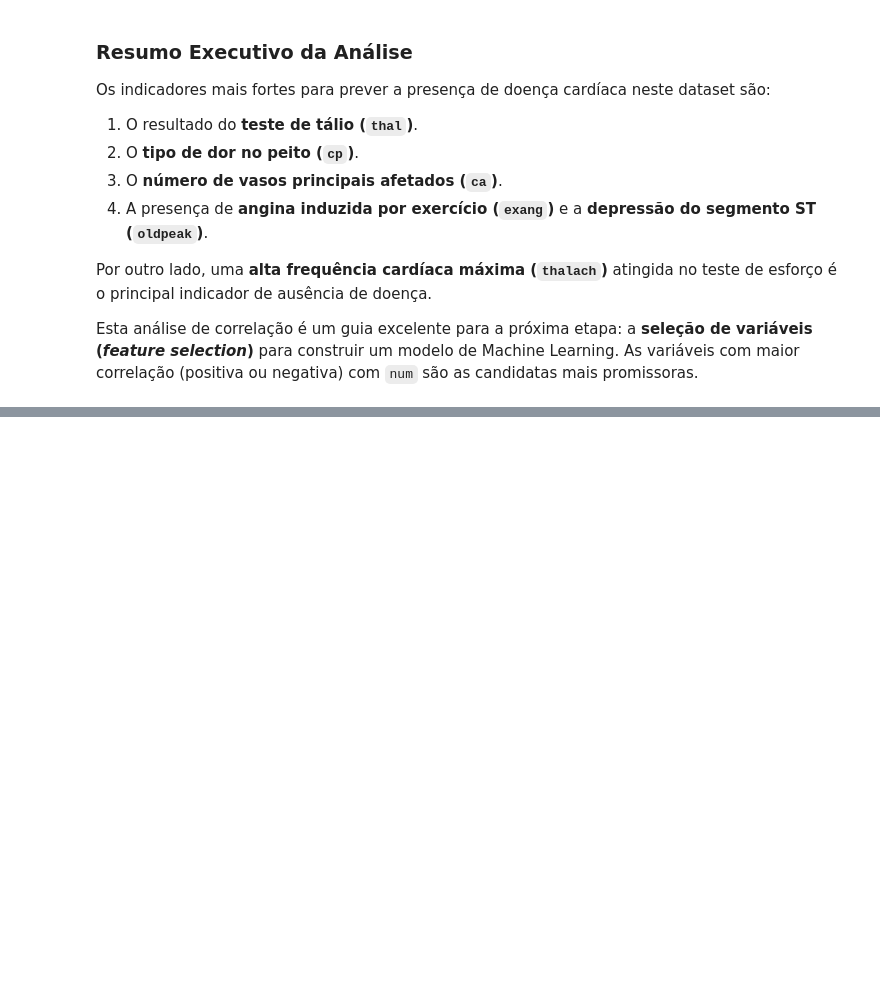
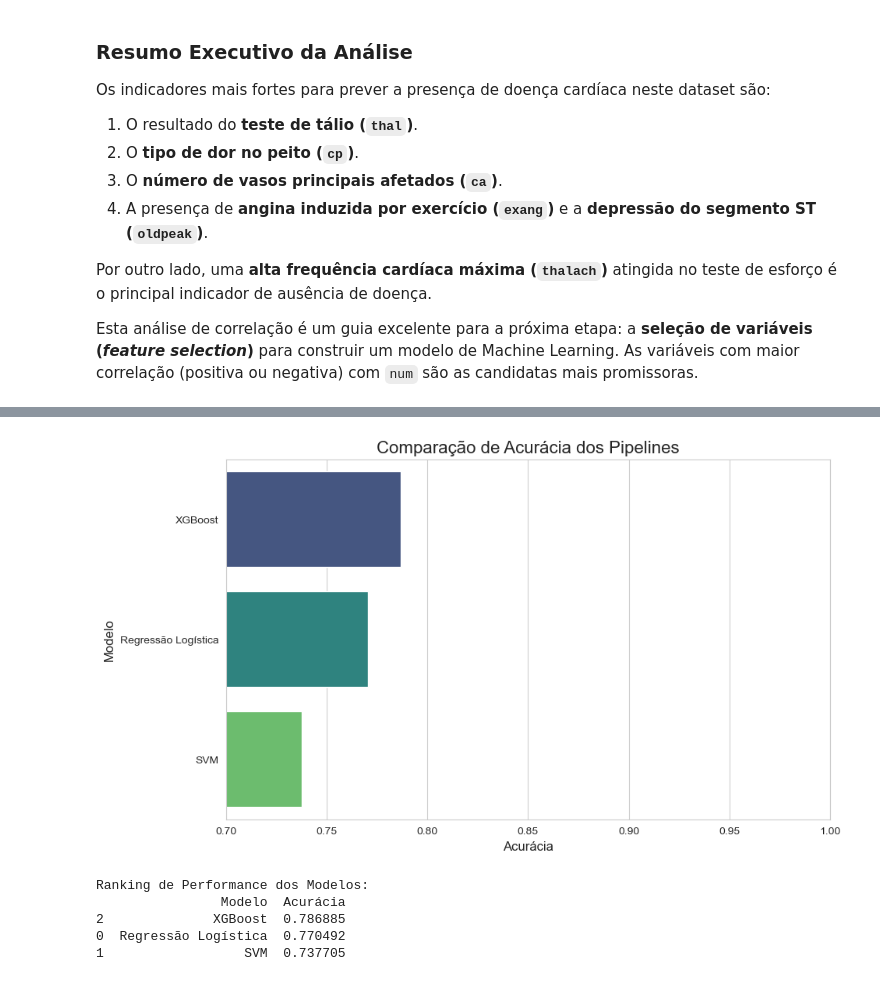
Before and after one commit to marcospontoexe/PUC, a Jupyter notebook: 16-IA aplicada à Saúde/atividade somativa 1/Diagnóstico_de_Doenças_Cardiovasculares_usando_Machine_Learning.ipynb, the cells around one changed output, grey strips where cells are left out. Saved outputs shown, nothing was run; the diff lists cells and outputs as text; code cells hidden in the pictures; blank space fills up the shorter version.

```diff
--- a/16-IA aplicada à Saúde/atividade somativa 1/Diagnóstico_de_Doenças_Cardiovasculares_usando_Machine_Learning.ipynb
+++ b/16-IA aplicada à Saúde/atividade somativa 1/Diagnóstico_de_Doenças_Cardiovasculares_usando_Machine_Learning.ipynb
@@ -702,0 +855,20 @@ plt.show()
+# %%
+# --- Pipeline 3: XGBoost ---
+
+#  Definir o pipeline
+pipeline_xgb = Pipeline([
+    ('variance_threshold', VarianceThreshold(threshold=0.1)),
+    ('scaler', scaler),
+    ('xgboost', XGBClassifier(eval_metric='logloss', random_state=35))
+])
+
+# 2. Treinar o pipeline
+pipeline_xgb.fit(X_train, y_train)
+
+# 3. Fazer previsões e avaliar
+y_pred_xgb = pipeline_xgb.predict(X_test)
+accuracy_xgb = accuracy_score(y_test, y_pred_xgb)
+
+print(f"Acurácia: {accuracy_xgb:.4f}")
+print("\nRelatório de Classificação:")
+print(classification_report(y_test, y_pred_xgb, target_names=['Sem Doença', 'Com Doença']))
@@ -703,3 +887,37 @@ plt.show()
+# %%
+# Criar um DataFrame com os resultados
+results = pd.DataFrame({
+    'Modelo': ['Regressão Logística', 'SVM', 'XGBoost'],
+    'Acurácia': [accuracy_lr, accuracy_svm, accuracy_xgb]
+})
+
+# Ordenar os resultados
+results = results.sort_values(by='Acurácia', ascending=False)
+
+plt.figure(figsize=(10, 6))
+sns.barplot(
+    x='Acurácia',
+    y='Modelo',
+    data=results,
+    palette='viridis',
+    hue='Modelo',      # <<-- PASSO 1: Atribua a variável do eixo Y ao 'hue'
+    legend=False       # <<-- PASSO 2: Desative a legenda redundante
+)
+plt.title('Comparação de Acurácia dos Pipelines', fontsize=16)
+plt.xlabel('Acurácia', fontsize=12)
+plt.ylabel('Modelo', fontsize=12)
+plt.xlim(0.7, 1.0)
+plt.show()
+
+print("\nRanking de Performance dos Modelos:")
+print(results)
+# %% [output]
+[figure, added]
+Ranking de Performance dos Modelos:
+                Modelo  Acurácia
+2              XGBoost  0.786885
+0  Regressão Logística  0.770492
+1                  SVM  0.737705
 # %% [markdown]
 # 4. Conclusões
 * Do total do dataset aproximadamente 54% dos labels são positivos (possui) possui DCV e aproximadamente 46% não. Isso que quase é muito importante para treinamento de um modelo preditivo, pois se o dataset tivesse por exemplo apenas 10% de labels positivas, ficaria quase impossível fazer uma previsão verdadeiro-positivo.
```
Also changed, not shown: parts of 34 cells of this notebook, 1 other file.
